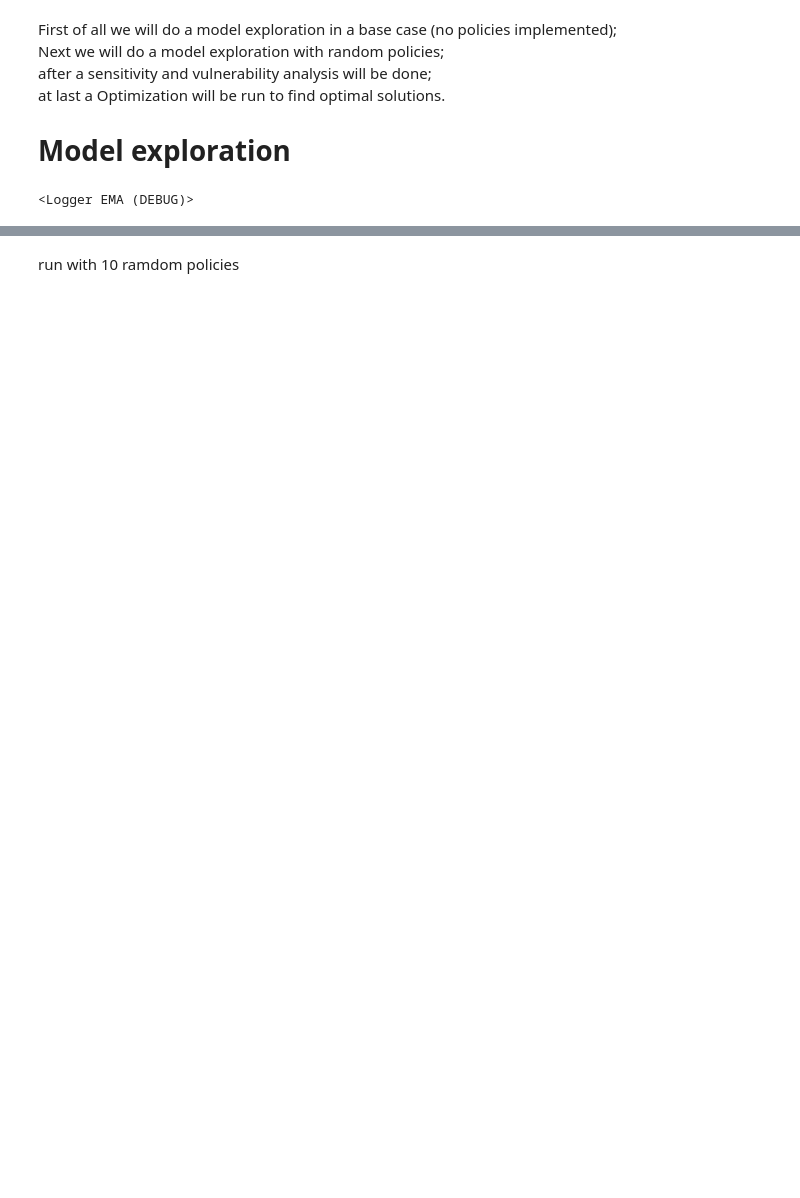
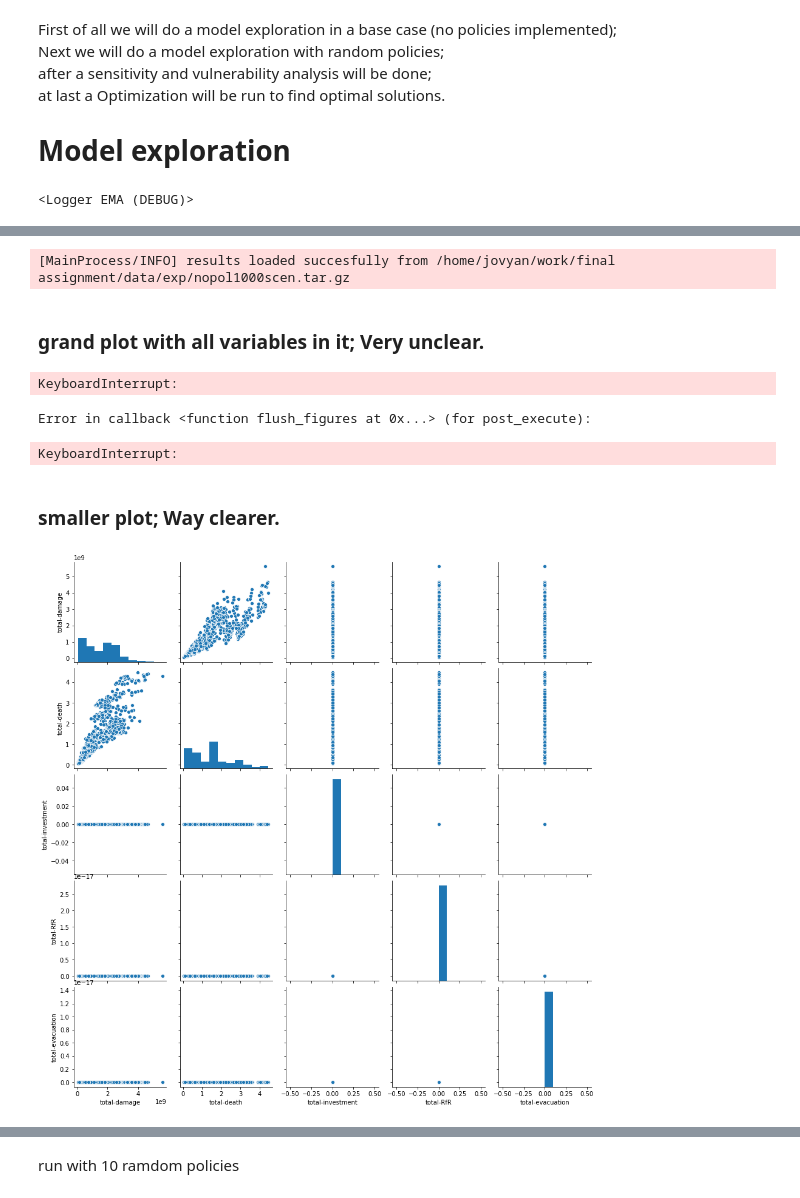
Before and after one commit to triple-capacho/EPA1361, a Jupyter notebook: final assignment/FinalRunNeat.ipynb, the cells around one changed output, grey strips where cells are left out. Cells and saved outputs as stored; diff of their text form; code cells hidden in the pictures; blank space fills up the shorter version.

```diff
--- a/final assignment/FinalRunNeat.ipynb
+++ b/final assignment/FinalRunNeat.ipynb
@@ -27,8 +32,8 @@ dike_model, planning_steps = problem_definition('all vars')
 policies_0 = [Policy('no policy', **{l.name: 0 for l in dike_model.levers})]
 
 with MultiprocessingEvaluator(dike_model) as evaluator:
-    all_results_0 = evaluator.perform_experiments(scenarios = 10000, policies = policies_0)
+    all_results_0 = evaluator.perform_experiments(scenarios = 1000, policies = policies_0)
 
-save_results(all_results_0, './data/exp/nopol10000scen.tar.gz')
+save_results(all_results_0, './data/exp/nopol1000scen.tar.gz')
 # %% [output]
 [MainProcess/INFO] pool started
@@ -65,0 +54,52 @@ experiments_0, outcomes_0 = all_results_0
+# %%
+# Ensure variable is defined
+try:
+    all_results_0
+except NameError:
+    all_results_0 = None
+
+# Test whether variable is defined to be None
+if all_results_0 is None:
+    all_results_0 = load_results('./data/exp/nopol1000scen.tar.gz')
+    experiments_0, outcomes_0 = all_results_0
+# %% [output]
+[MainProcess/INFO] results loaded succesfully from /home/jovyan/work/final assignment/data/exp/nopol1000scen.tar.gz
+# %% [markdown]
+### grand plot with all variables in it; Very unclear.
+# %%
+sns.set(style="ticks", color_codes=True)
+all_data_0 = pd.DataFrame.from_dict(outcomes_0)
+sns.pairplot(data, vars=list(outcomes_0.keys()), diag_kind='hist')
+plt.show()
+# %% [output]
+KeyboardInterrupt:
+Error in callback <function flush_figures at 0x...> (for post_execute):
+KeyboardInterrupt:
+# %% [markdown]
+### smaller plot; Way clearer.
+# %%
+data = pd.DataFrame.from_dict(outcomes_0)
+
+dam_list = data.filter(like='Damage').columns
+# print(data.filter(like='Damage').columns)
+data['total-damage'] = data[dam_list].sum(axis=1)
+data.drop(columns=dam_list, inplace=True)
+death_list = data.filter(like='Deaths').columns
+data['total-death'] = data[death_list].sum(axis=1)
+data.drop(columns=death_list, inplace=True)
+invest_list = data.filter(like='Investment').columns
+data['total-investment'] = data[invest_list].sum(axis=1)
+data.drop(columns=invest_list, inplace=True)
+rfr_list = data.filter(like='RfR').columns
+data['total-RfR'] = data[rfr_list].sum(axis=1)
+data.drop(columns=rfr_list, inplace=True)
+evac_list = data.filter(like='Evacuation').columns
+data['total-evacuation'] = data[evac_list].sum(axis=1)
+data.drop(columns=evac_list, inplace=True)
+
+# new_outcomes = {col:np.array(data[col].tolist()) for col in data.columns}
+# print(data.head())
+sns.pairplot(data, vars=list(data.columns), diag_kind='hist')
+plt.show()
+# %% [output]
+[figure, added]
```
Also changed, not shown: parts of 12 cells of this notebook.
